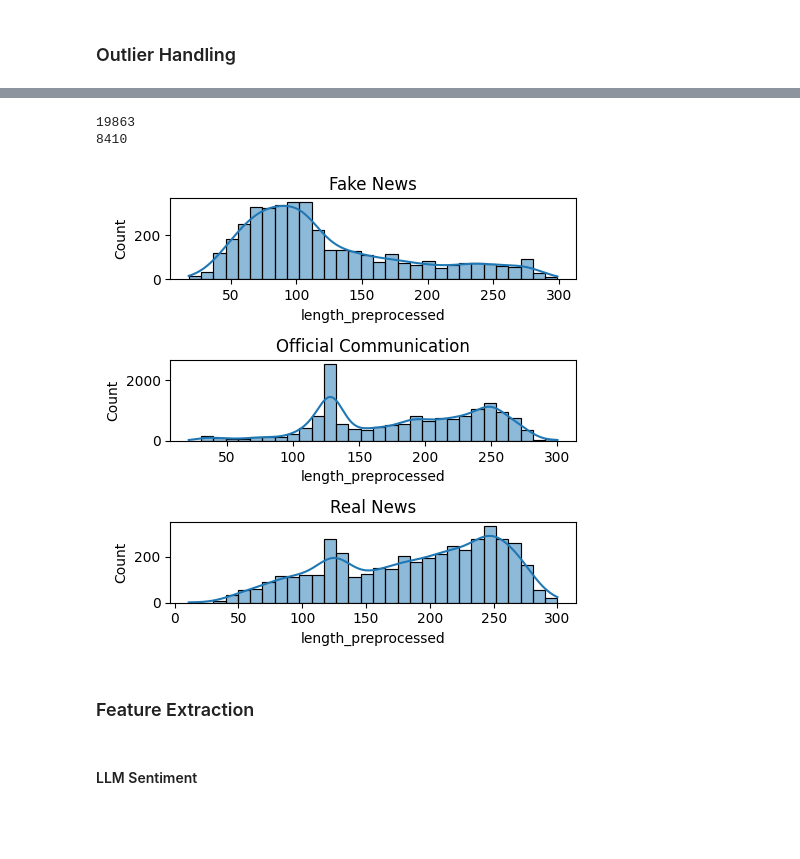
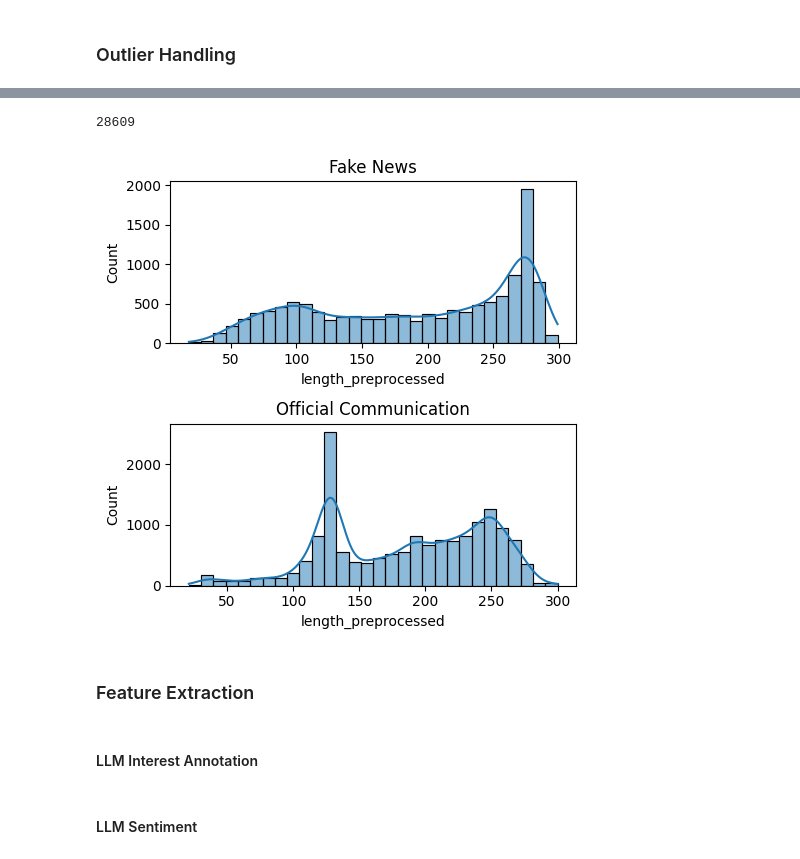
Before and after one commit to maximiliansteu/dissertation, a Jupyter notebook: feature_extraction.ipynb, the cells around one changed output, grey strips where cells are left out. Drawn from its saved outputs; the diff is of its cells as text; code cells hidden in the pictures; blank space fills up the shorter version.

```diff
--- a/feature_extraction.ipynb
+++ b/feature_extraction.ipynb
@@ -74,0 +72,16 @@ See the caveats in the documentation: https://pandas.pydata.org/pandas-docs/stab
+# %%
+# Read in fake news tweets from Truth Seeker dataset
+fake_df2 = pd.read_csv('covid_df_false.csv')
+print(len(fake_df2))
+
+# Labels
+fake_df2['label'] = 1
+
+# For now, just keep tweet and label
+fake_df2 = fake_df2[['tweet', 'favourites', 'retweets', 'label', 'followers_count']]
+
+# Rename column to sync it with official communciation df
+fake_df2 = fake_df2.rename(columns={'followers_count': 'followers'})
+
+# add source
+fake_df2['source'] = 'truth_seeker'
@@ -81,9 +96,11 @@ official_df['label'] = -1
 
 # Drop "is covid" column
 official_df.drop("is_covid", axis=1, inplace=True)
+
+official_df['source'] = 'official'
 # %%
 # Combine the two data frames
 
-combined_df = pd.concat([fake_df, official_df], ignore_index=True)
+combined_df = pd.concat([official_df, fake_df, fake_df2], ignore_index=True)
 print(len(combined_df))
 # %% [output]
@@ -367,11 +545,9 @@ def preprocess_tweet_step_one(tweet):
 # %%
 # Create feature DF
-feature_df = pd.DataFrame()
-feature_df['label'] = combined_df['label']
+feature_df = combined_df[['favourites', 'retweets', 'followers',	'source', 'label']]
 print(feature_df)
 
 # Create feature DF real and fake
-feature_df_real_and_fake = pd.DataFrame()
-feature_df_real_and_fake['label'] = combined_df_real_and_fake['label']
-print(feature_df_real_and_fake)
+# feature_df_real_and_fake = combined_df_real_and_fake[['favourites', 'retweets', 'followers',	'source', 'label']]
+# print(feature_df_real_and_fake)
 # %% [output]
@@ -463,44 +666,43 @@ print(
 # Exclude all posts of length > 300
 
 feature_df = feature_df[feature_df['length_preprocessed'] <= 300]
-feature_df_real_and_fake = feature_df_real_and_fake[feature_df_real_and_fake['length_preprocessed'] <= 300]
+# feature_df_real_and_fake = feature_df_real_and_fake[feature_df_real_and_fake['length_preprocessed'] <= 300]
 
 print(len(feature_df))
-print(len(feature_df_real_and_fake))
+# print(len(feature_df_real_and_fake))
 # %% [output]
-19863
-8410
+28609
 # %%
 # Create a figure and axes
-fig, ax = plt.subplots(3, 1, figsize=(5, 5))
+fig, ax = plt.subplots(2, 1, figsize=(5, 5))
 
 # Plot the histogram for the class '1'
 sns.histplot(data=feature_df[feature_df['label'] == 1],
              x='length_preprocessed',
              bins=30,
              ax=ax[0],
              kde=True)
 ax[0].set_title('Fake News')
 
 # Plot the histogram for the class '-1'
 sns.histplot(data=feature_df[feature_df['label'] == -1],
              x='length_preprocessed',
              bins=30,
              ax=ax[1],
              kde=True)
 ax[1].set_title('Official Communication')
 
-sns.histplot(data=feature_df_real_and_fake[feature_df_real_and_fake['label'] == -1],
-             x='length_preprocessed',
-             bins=30,
-             ax=ax[2],
-             kde=True)
-ax[2].set_title('Real News')
+# sns.histplot(data=feature_df_real_and_fake[feature_df_real_and_fake['label'] == -1],
+#              x='length_preprocessed',
+#              bins=30,
+#              ax=ax[2],
+#              kde=True)
+# ax[2].set_title('Real News')
 
 # Show the plot
 plt.tight_layout()
 plt.show()
 # %% [output]
-[figure, old version]
+[figure, new version]
 # %% [markdown]
 ### Feature Extraction
@@ -506,0 +713,2 @@ plt.show()
+# %% [markdown]
+#### LLM Interest Annotation
```
Also changed, not shown: parts of 37 cells of this notebook, 2 other files.
